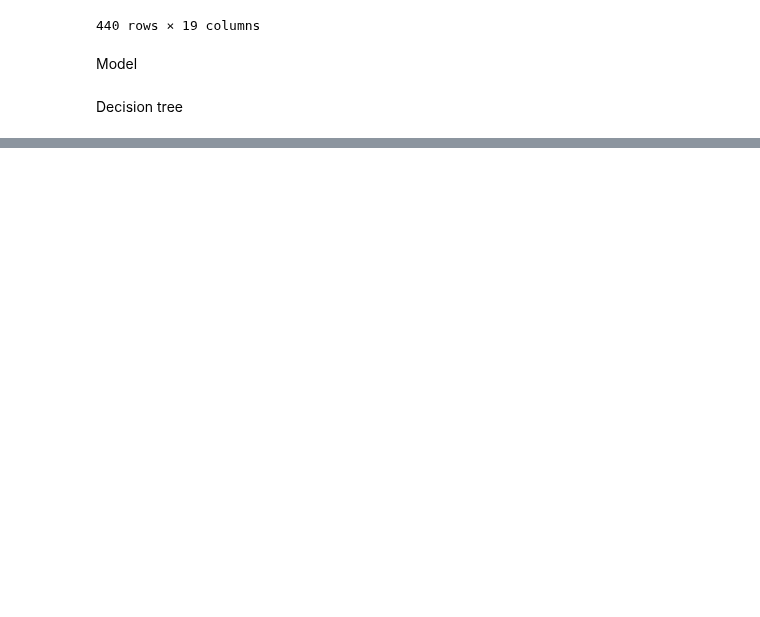
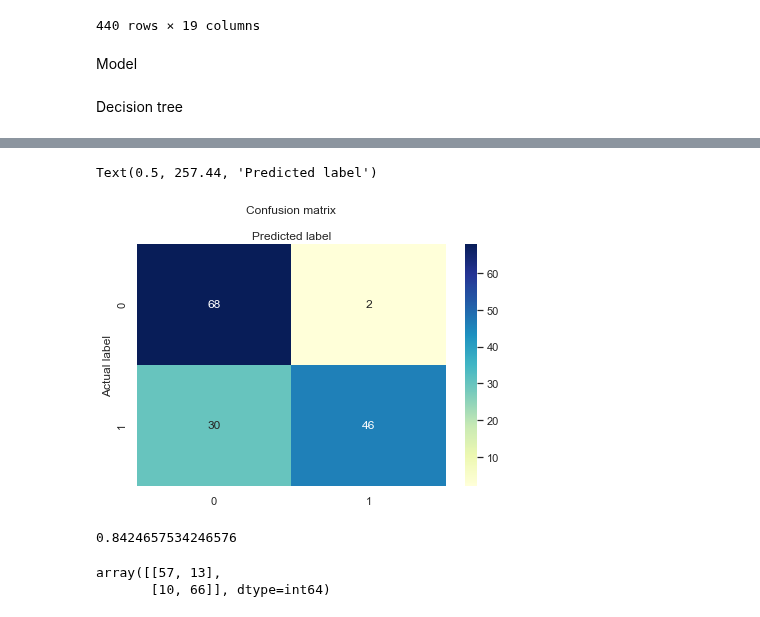
Before and after one commit to TimothiTsui/Anti_Suicide_Squad, a Jupyter notebook: Kaitang.ipynb, the cells around one changed output, grey strips where cells are left out. Cells and saved outputs as stored; diff of their text form; code cells hidden in the pictures; blank space fills up the shorter version.

Commit message:
model selection

```diff
--- a/Kaitang.ipynb
+++ b/Kaitang.ipynb
@@ -865,0 +890,20 @@ DecisionTree.score(X_test, y_test, sample_weight=None)
+# %%
+Y = final_model_data[['mandeath']]
+X_2 = final_model_data[['educ2003','age','placdth',
+ 'sex_F', 'sex_M', 'marstat_D', 'marstat_M','marstat_S', 'marstat_W',
+'race_American Indian', 'race_Black', 'race_Chinese', 'race_Filipino', 'race_Guamanian',
+'race_Hawaiian', 'race_Japanese', 'race_Korean', 'race_White']]
+# %%
+X_2 = preprocessing.normalize(X_2)
+X_train, X_test, y_train, y_test = train_test_split(X_2, Y, test_size=0.33, random_state=42)
+# %%
+# import the class
+from sklearn.linear_model import LogisticRegression
+
+# instantiate the model (using the default parameters)
+logreg = LogisticRegression(random_state=16)
+
+# fit the model with data
+logreg.fit(X_train, y_train)
+
+y_pred = logreg.predict(X_test)
@@ -865,0 +920,15 @@ DecisionTree.score(X_test, y_test, sample_weight=None)
+# %%
+class_names=[0,1] # name  of classes
+fig, ax = plt.subplots()
+tick_marks = np.arange(len(class_names))
+plt.xticks(tick_marks, class_names)
+plt.yticks(tick_marks, class_names)
+sns.heatmap(pd.DataFrame(cnf_matrix), annot=True, cmap="YlGnBu" ,fmt='g')
+ax.xaxis.set_label_position("top")
+plt.tight_layout()
+plt.title('Confusion matrix', y=1.1)
+plt.ylabel('Actual label')
+plt.xlabel('Predicted label')
+# %% [output]
+Text(0.5, 257.44, 'Predicted label')
+[figure, added]
@@ -865,0 +943,14 @@ DecisionTree.score(X_test, y_test, sample_weight=None)
+# %%
+from sklearn.neighbors import KNeighborsClassifier
+knn = KNeighborsClassifier(n_neighbors=7)
+knn.fit(X_train, y_train)
+y_pred = knn.predict(X_test)
+knn.score(X_test, y_test)
+# %% [output]
+0.8424657534246576
+# %%
+cnf_matrix = metrics.confusion_matrix(y_test, y_pred)
+cnf_matrix
+# %% [output]
+array([[57, 13],
+       [10, 66]], dtype=int64)
```
Also changed, not shown: parts of 21 cells of this notebook, 1 other file.
